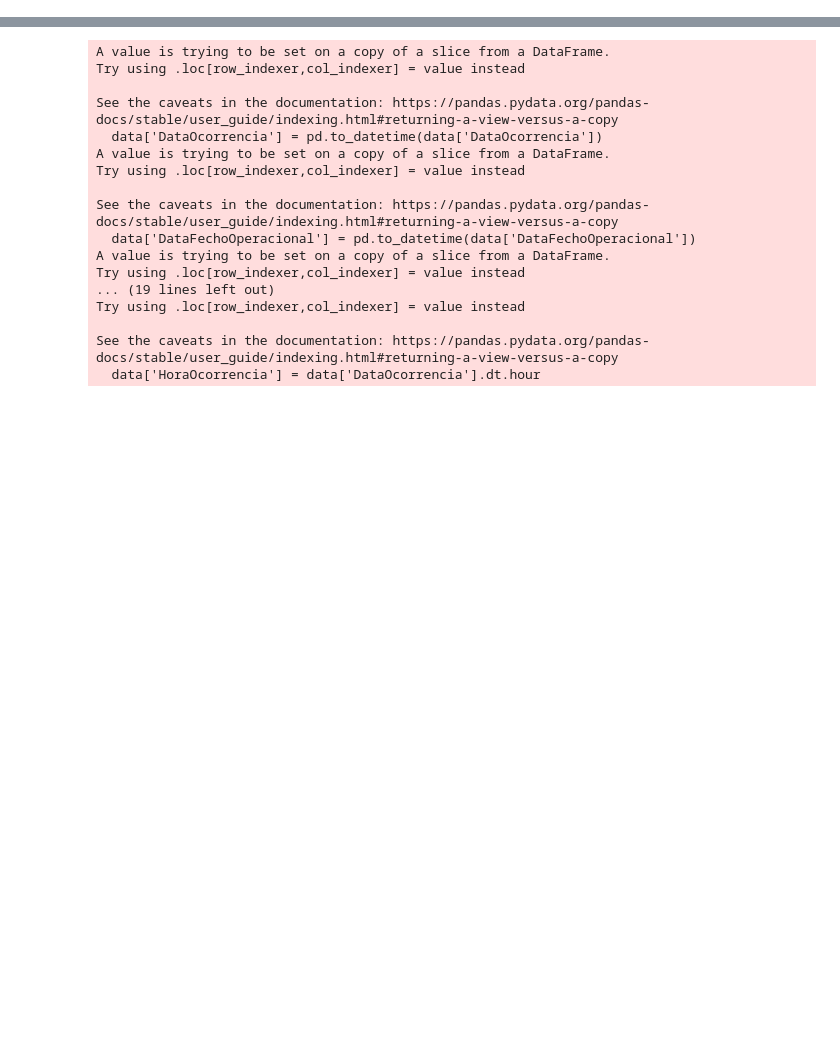
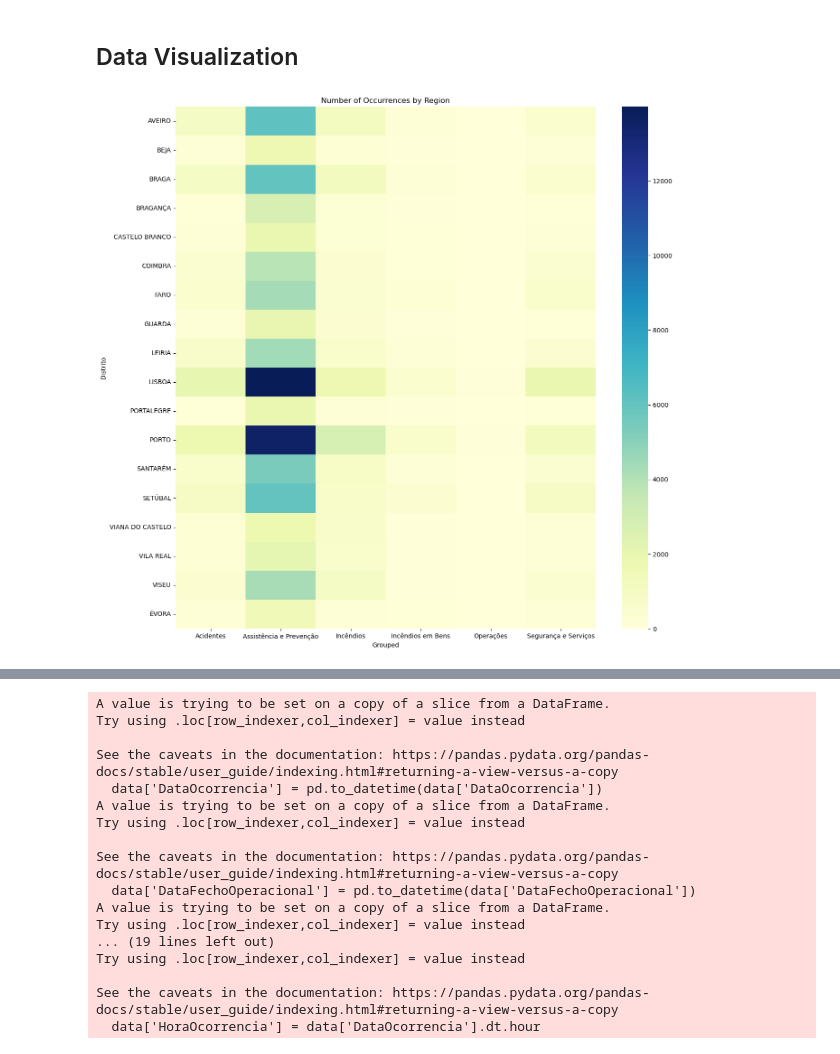
Before and after one commit to reiid00/DatAttack-UP-23, a Jupyter notebook: reiid.ipynb, the cells around one changed output, grey strips where cells are left out. Drawn from its saved outputs; the diff is of its cells as text; code cells hidden in the pictures; blank space fills up the shorter version.

```diff
--- a/reiid.ipynb
+++ b/reiid.ipynb
@@ -3,5 +6,5 @@ import pandas as pd
 # %%
-anpc = pd.read_csv('data/anpc-2016.csv')
+anpc = pd.read_csv('data_with_incidentes.csv')
 # %%
 anpc.head()
 # %% [output]
@@ -18,0 +31,12 @@ data = anpc.dropna(subset=['DataOcorrencia', 'DataFechoOperacional'])
+# %% [markdown]
+## Data Visualization
+# %%
+occurrences_by_region = data.groupby(['Distrito','Grouped']).size().reset_index(name='Occurrences')
+occurrences_by_region = occurrences_by_region.pivot_table(index=['Distrito'], columns='Grouped', values='Occurrences').fillna(0)
+
+plt.figure(figsize=(15, 15))
+sns.heatmap(occurrences_by_region, cmap="YlGnBu")
+plt.title("Number of Occurrences by Region")
+plt.show()
+# %% [output]
+[figure, added]
```
Also changed, not shown: parts of 16 cells of this notebook.
